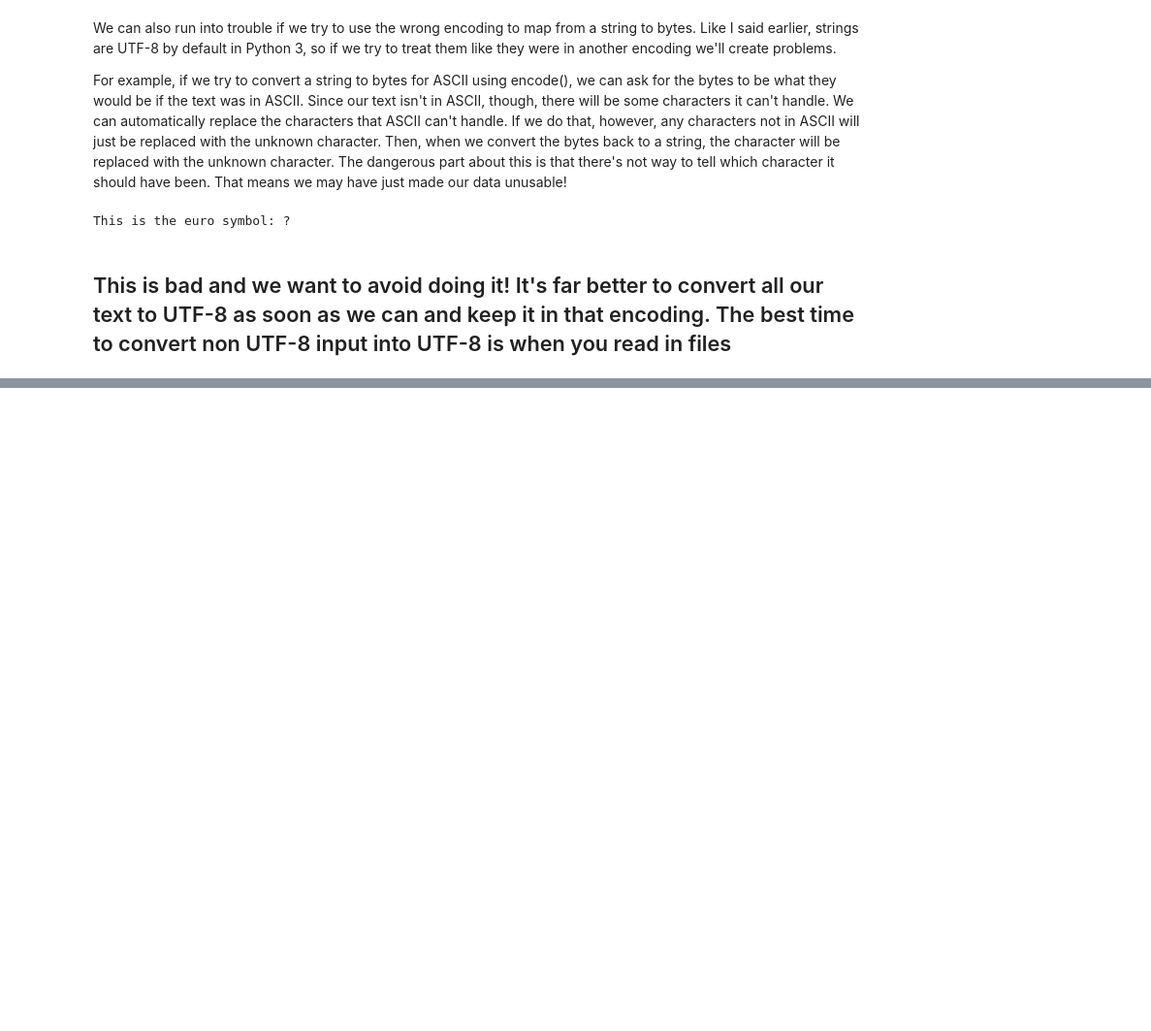
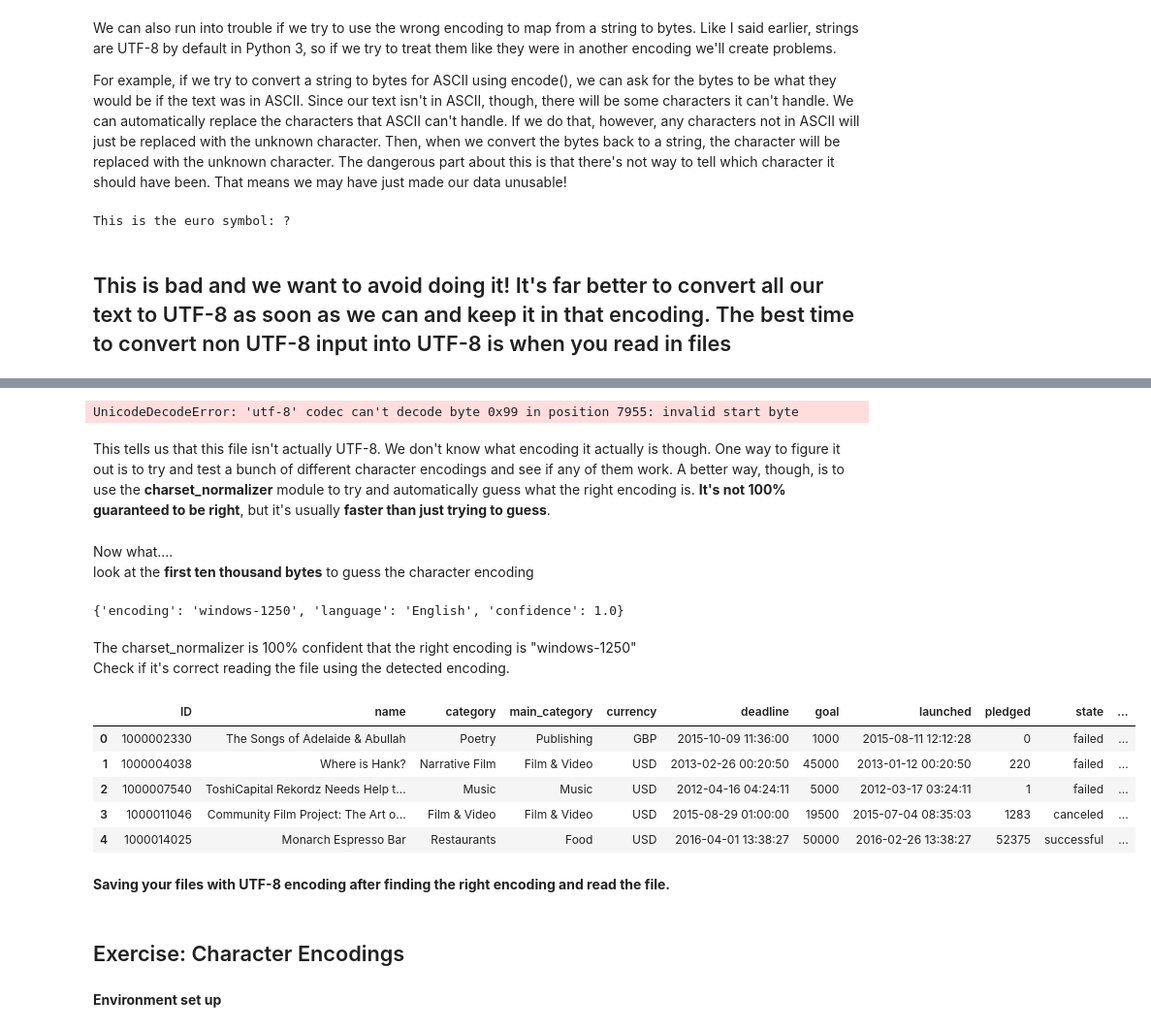
Before and after one commit to albert-joonyoung-park/kaggle-lessons, a Jupyter notebook: kaggle-data-cleaning.ipynb, the cells around one changed output, grey strips where cells are left out. Shown at 97% size. Saved outputs shown, nothing was run; the diff lists cells and outputs as text; code cells hidden in the pictures; blank space fills up the shorter version.

```diff
--- a/kaggle-data-cleaning.ipynb
+++ b/kaggle-data-cleaning.ipynb
@@ -1212,0 +1215,42 @@ This is the euro symbol: ?
+# %%
+# try to read in a file not in UTF-8
+import pandas as pd
+kicstarter_2016 = pd.read_csv("/kaggle/input/kickstarter-projects/ks-projects-201612.csv")
+
+# UnicodeDecodeError
+# %% [output]
+UnicodeDecodeError: 'utf-8' codec can't decode byte 0x99 in position 7955: invalid start byte
+# %% [markdown]
+This tells us that this file isn't actually UTF-8. We don't know what encoding it actually is though. One way to figure it out is to try and test a bunch of different character encodings and see if any of them work. A better way, though, is to use the **charset_normalizer** module to try and automatically guess what the right encoding is. **It's not 100% guaranteed to be right**, but it's usually **faster than just trying to guess**.
+# %% [markdown]
+Now what....
+look at the **first ten thousand bytes** to guess the character encoding
+# %%
+# look at the first ten thousand bytes to guess the character encoding
+
+# reading the file in read binary mode
+with open("/kaggle/input/kickstarter-projects/ks-projects-201612.csv", 'rb') as rawdata:
+    result = charset_normalizer.detect(rawdata.read(10000))
+
+# check what the charset_normalizer detected for encoding for the first 10000 bytes
+print(result)
+# %% [output]
+{'encoding': 'windows-1250', 'language': 'English', 'confidence': 1.0}
+# %% [markdown]
+The charset_normalizer is 100% confident that the right encoding is "windows-1250"
+Check if it's correct reading the file using the detected encoding.
+# %%
+# read in the file with the encoding detected by charset_normalizer
+kickstarter_2016 = pd.read_csv("/kaggle/input/kickstarter-projects/ks-projects-201612.csv", encoding="Windows-1252")
+
+# look at the first few lines
+kickstarter_2016.head()
+# %% [output]
+|  | ID | name | category | main_category | currency | deadline | goal | launched | pledged | state | ... |
+| 0 | 1000002330 | The Songs of Adelaide & Abullah | Poetry | Publishing | GBP | 2015-10-09 11:36:00 | 1000 | 2015-08-11 12:12:28 | 0 | failed | ... |
+| 1 | 1000004038 | Where is Hank? | Narrative Film | Film & Video | USD | 2013-02-26 00:20:50 | 45000 | 2013-01-12 00:20:50 | 220 | failed | ... |
+| 2 | 1000007540 | ToshiCapital Rekordz Needs Help t... | Music | Music | USD | 2012-04-16 04:24:11 | 5000 | 2012-03-17 03:24:11 | 1 | failed | ... |
+| 3 | 1000011046 | Community Film Project: The Art o... | Film & Video | Film & Video | USD | 2015-08-29 01:00:00 | 19500 | 2015-07-04 08:35:03 | 1283 | canceled | ... |
+| 4 | 1000014025 | Monarch Espresso Bar | Restaurants | Food | USD | 2016-04-01 13:38:27 | 50000 | 2016-02-26 13:38:27 | 52375 | successful | ... |
+# %% [markdown]
+**Saving your files with UTF-8 encoding after finding the right encoding and read the file.**
@@ -1212,0 +1260,4 @@ This is the euro symbol: ?
+# %% [markdown]
+## Exercise: Character Encodings
+# %% [markdown]
+**Environment set up**
```
Also changed, not shown: parts of 13 cells of this notebook.
